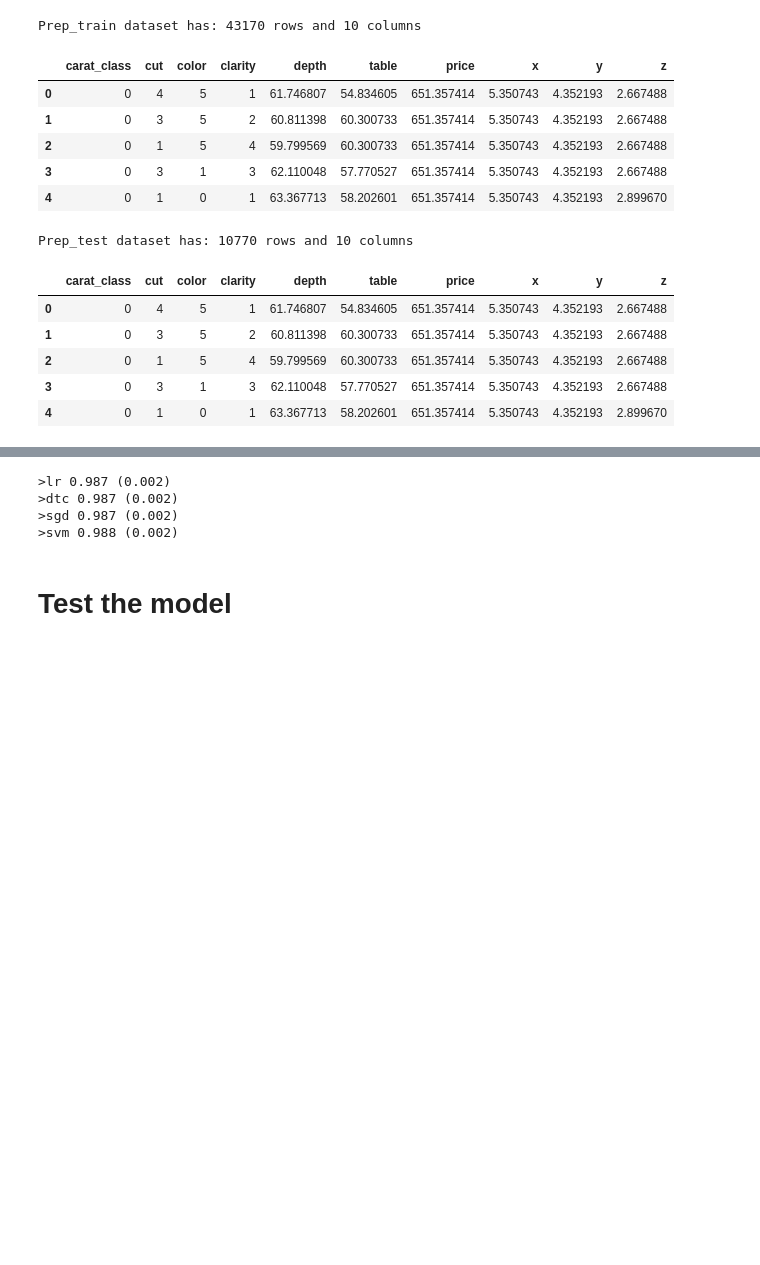
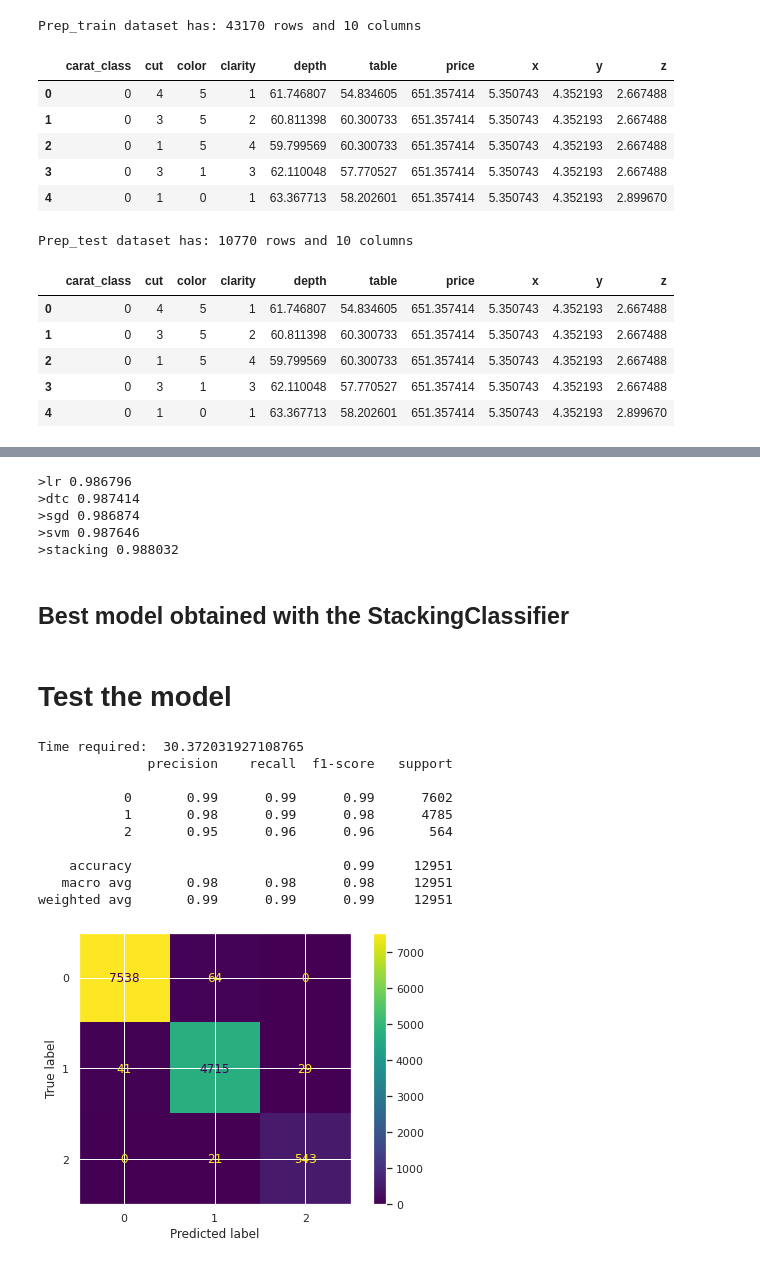
Before and after one commit to mattecora/DiamondClassifier, a Jupyter notebook: sagemaker/StackingModels.ipynb, the cells around one changed output, grey strips where cells are left out. Cells and saved outputs as stored; diff of their text form; code cells hidden in the pictures; blank space fills up the shorter version.

Commit message:
Fixed StackingModels

```diff
--- a/sagemaker/StackingModels.ipynb
+++ b/sagemaker/StackingModels.ipynb
@@ -131,11 +136,8 @@ results, names = list(), list()
 
 for name, model in models.items():
     model_pipe = make_pipeline(custom_transf,std_scale,pca,enn,model)
-    scores = evaluate_model(model_pipe, sample_train, label_train)
+    scores = evaluate_model(model_pipe, sample_train, label_train,  sample_val, label_val)
     results.append(scores)
     names.append(name)
-    print('>%s %.3f (%.3f)' % (name, mean(scores), std(scores)))
-# plot model performance for comparison
-plt.boxplot(results, labels=names, showmeans=True)
-plt.show()
+    print('>%s %.6f' % (name, (scores)))
 # %% [output]
@@ -153,7 +159,7 @@ def get_stacking():
     level0.append(('svm',SVC(gamma='auto',kernel='rbf', C = 1.0, random_state = seed)))
 
     # define meta learner model
-    level1 = LogisticRegression()
+    level1 = LogisticRegression(random_state = seed, max_iter=1000)
     # define the stacking ensemble
     model = StackingClassifier(estimators=level0, final_estimator=level1, cv=5)
     return model
@@ -173,11 +183,8 @@ results, names = list(), list()
 
 for name, model in models.items():
     model_pipe = make_pipeline(custom_transf,std_scale,pca,enn,model)
-    scores = evaluate_model(model_pipe, sample_train, label_train)
+    scores = evaluate_model(model_pipe, sample_train, label_train,  sample_val, label_val)
     results.append(scores)
     names.append(name)
-    print('>%s %.3f (%.3f)' % (name, mean(scores), std(scores)))
-# plot model performance for comparison
-plt.boxplot(results, labels=names, showmeans=True)
-plt.show()
+    print('>%s %.6f' % (name, scores))
 # %% [output]
@@ -189,24 +201,15 @@ plt.show()
 # %%
-from imblearn.pipeline import Pipeline
-from sklearn.model_selection import GridSearchCV
-from imblearn.pipeline import make_pipeline
-
-def evaluate_model(model, X, y):
-    cv = RepeatedStratifiedKFold(n_splits=5, n_repeats=3, random_state=seed)
-    scores = cross_val_score(model, X, y, scoring='accuracy', cv=cv, n_jobs=-1, error_score='raise')
-    return scores
-
 # get a stacking ensemble of models
 def get_stacking():
     # define the base models
     level0 = list()
-    level0.append(('lr', LogisticRegression(C = 1, random_state = seed)))
+    level0.append(('lr', LogisticRegression(C = 1, random_state = seed, max_iter=1000)))
     level0.append(('dtc', DecisionTreeClassifier(min_samples_leaf = 5, min_samples_split = 2, random_state = seed)))
     level0.append(('svm', SVC(C= 10, kernel = 'linear', random_state = seed)))
-    level0.append(('sgd',SGDClassifier(alpha = 0.0001, random_state = seed)))
+    level0.append(('sgd', SGDClassifier(alpha = 0.0001, random_state = seed)))
 
     # define meta learner model
-    level1 = LogisticRegression()
+    level1 = LogisticRegression(random_state = seed, max_iter=1000)
     # define the stacking ensemble
     model = StackingClassifier(estimators=level0, final_estimator=level1, cv=5)
     return model
@@ -228,35 +231,45 @@ results, names = list(), list()
 t0 = time.time()
 for name, model in models.items():
     model_pipe = make_pipeline(custom_transf,std_scale,pca,enn,model)
-    scores = evaluate_model(model_pipe, sample_train, label_train)
+    scores = evaluate_model(model_pipe, sample_train, label_train,  sample_val, label_val)
     results.append(scores)
     names.append(name)
-    print('>%s %.3f (%.3f)' % (name, mean(scores), std(scores)))
-t1 = time.time()
-print('Total time required:',t1-t0)
-# plot model performance for comparison
-plt.boxplot(results, labels=names, showmeans=True)
-plt.show()
+    print('>%s %.6f' % (name, scores))
 # %% [output]
->lr 0.987 (0.002)
->dtc 0.987 (0.002)
->sgd 0.987 (0.002)
->svm 0.988 (0.002)
+>lr 0.986796
+>dtc 0.987414
+>sgd 0.986874
+>svm 0.987646
+>stacking 0.988032
+# %% [markdown]
+## Best model obtained with the StackingClassifier
 # %% [markdown]
 # Test the model
 # %%
 clf = get_stacking()
 
 t0 = time.time()
 model = make_pipeline(custom_transf,std_scale, pca, enn, clf)
 model.fit(sample_train, label_train)
 pred = model.predict(sample_val)
 t1 = time.time()
 print('Time required: ',t1-t0)
 print(classification_report(label_val,pred))
-sns.set(rc={'figure.figsize':(6,3)})
+sns.set(rc={'figure.figsize':(8,5)})
 plot_confusion_matrix(model, sample_val, label_val)
 plt.show()
+# %% [output]
+Time required:  30.372031927108765
+              precision    recall  f1-score   support
+
+           0       0.99      0.99      0.99      7602
+           1       0.98      0.99      0.98      4785
+           2       0.95      0.96      0.96       564
+
+    accuracy                           0.99     12951
+   macro avg       0.98      0.98      0.98     12951
+weighted avg       0.99      0.99      0.99     12951
+[figure, added]
 # %%
 test_target = prep_test['carat_class']
 test_data = prep_test.drop(labels = ['carat_class'],axis = 1)
```
Also changed, not shown: parts of 18 cells of this notebook.
